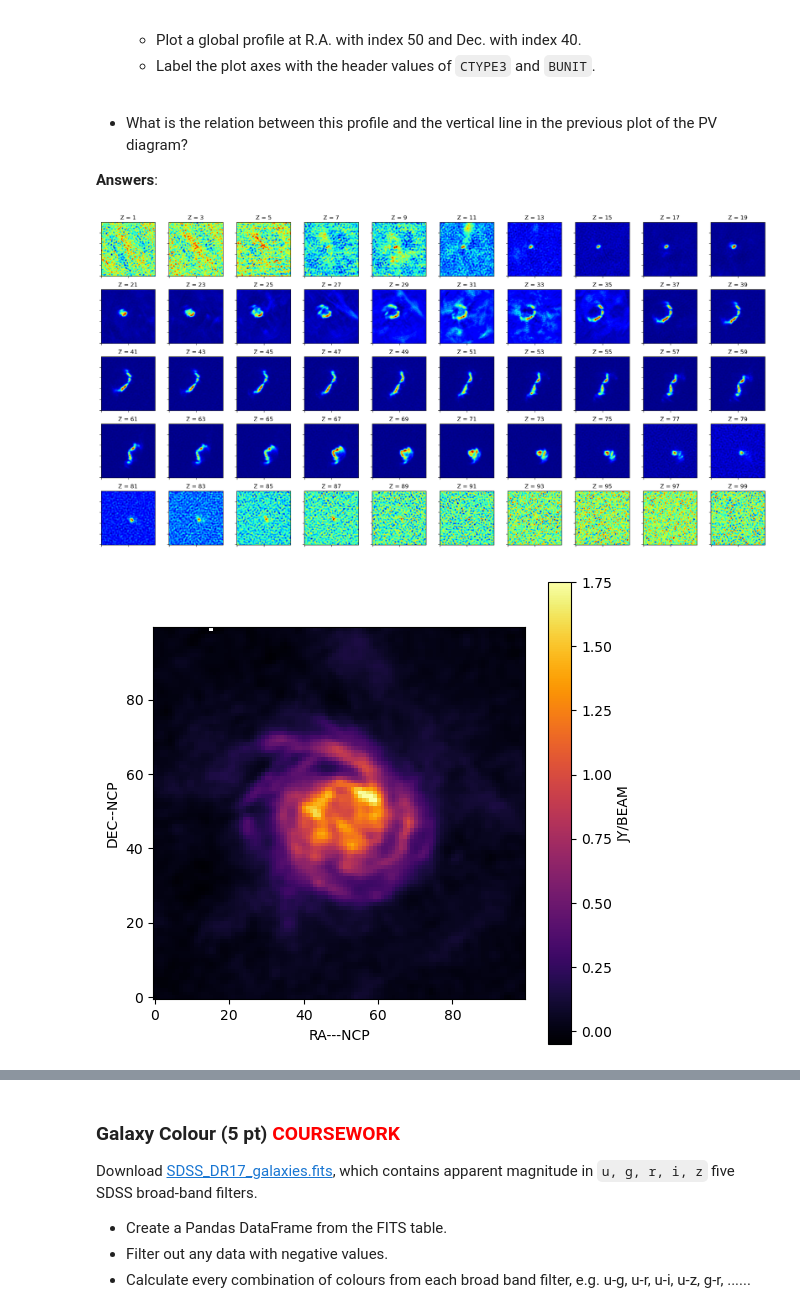
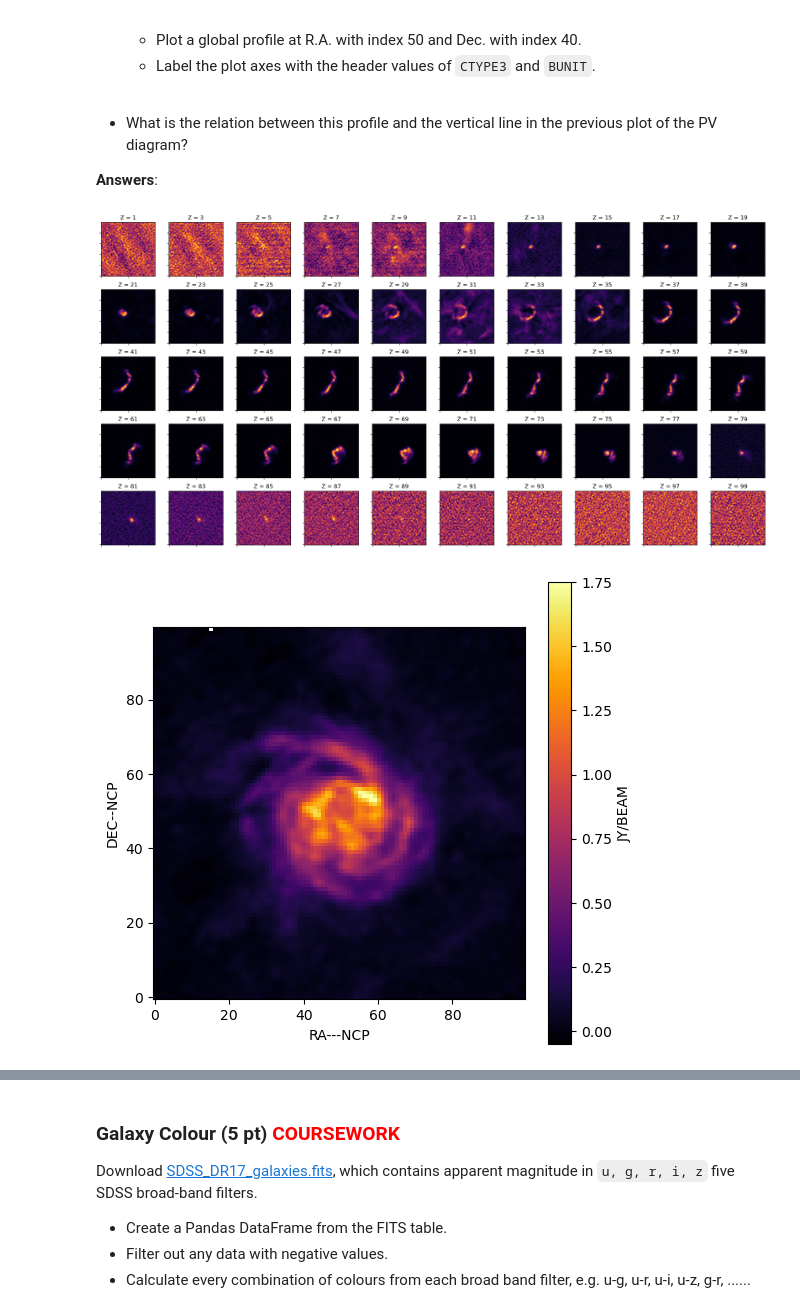
Before and after one commit to mdbakelaar/PROGNUM-repo, a Jupyter notebook: Task6/s6360912_Coursework6.ipynb, the cells around one changed output, grey strips where cells are left out. Cells and saved outputs as stored; diff of their text form; code cells hidden in the pictures.

```diff
--- a/Task6/s6360912_Coursework6.ipynb
+++ b/Task6/s6360912_Coursework6.ipynb
@@ -68,7 +68,7 @@ axes = axes.flatten()
 
 for ax, i in zip(axes, indices):
     #showing every other slice
-    ax.imshow(data[i], origin='lower', cmap = 'jet')
+    ax.imshow(data[i], origin='lower', cmap = 'inferno')
 
     #deleting the ticklabels so the total figure is easier to look at
     ax.set_xticklabels([])
@@ -111,34 +111,34 @@ PV_map = data[:, :, 50]
 
 #plotting the 2D slice as an image
 fig, ax = plt.subplots(figsize=(6, 6))
 im = ax.imshow(PV_map, origin='lower', aspect='auto', cmap='magma')
 
 #making a vertical line at Dec. with index 40
 ax.axvline(x=40, color='magenta', linestyle='--')
 
 #adding labels to the image
 ax.set_xlabel(header['CTYPE2'])
 ax.set_ylabel(header['CTYPE3'])
 
 #showing the plot
 plt.show()
 
 
 #taking a slice with all the different velocities and a set RA and dec
 spectrum = data[:, 40, 50]
 
 #setting up the figure and plotting the intensity against the velocity
 fig, ax = plt.subplots()
 ax.plot(spectrum, color='purple')
 
 #setting the labels
 ax.set_xlabel(header['CTYPE3'])
 ax.set_ylabel(header['BUNIT'])
 
 #showing the plot
 plt.show()
 # %% [output]
-[figure, old version]
+[figure, new version]
 [figure]
 [figure]
 [figure]
```
Also changed, not shown: parts of 1 cell of this notebook, 1 other file.
